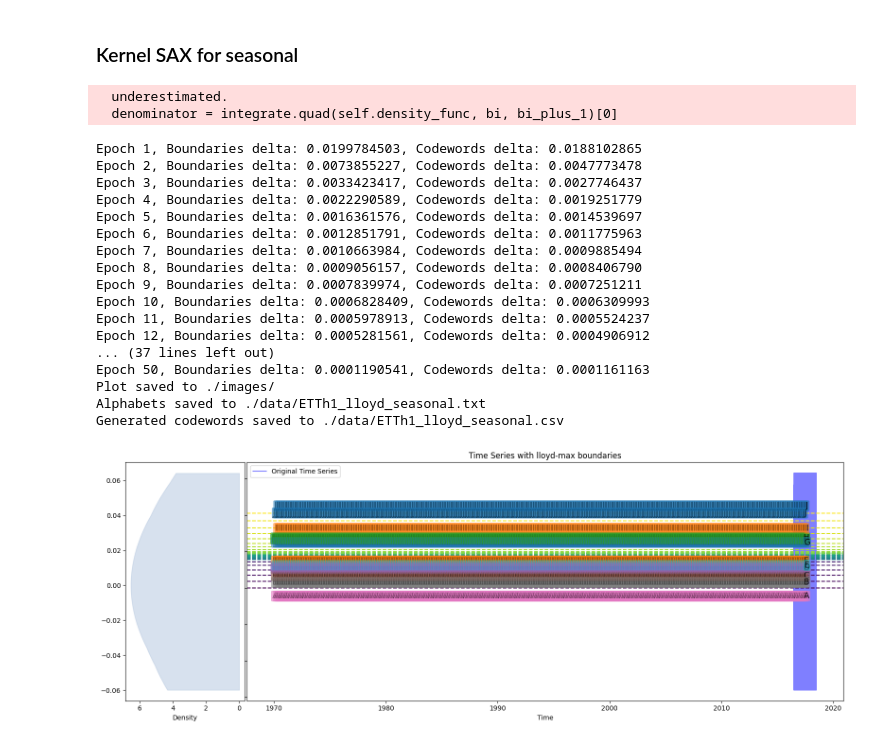
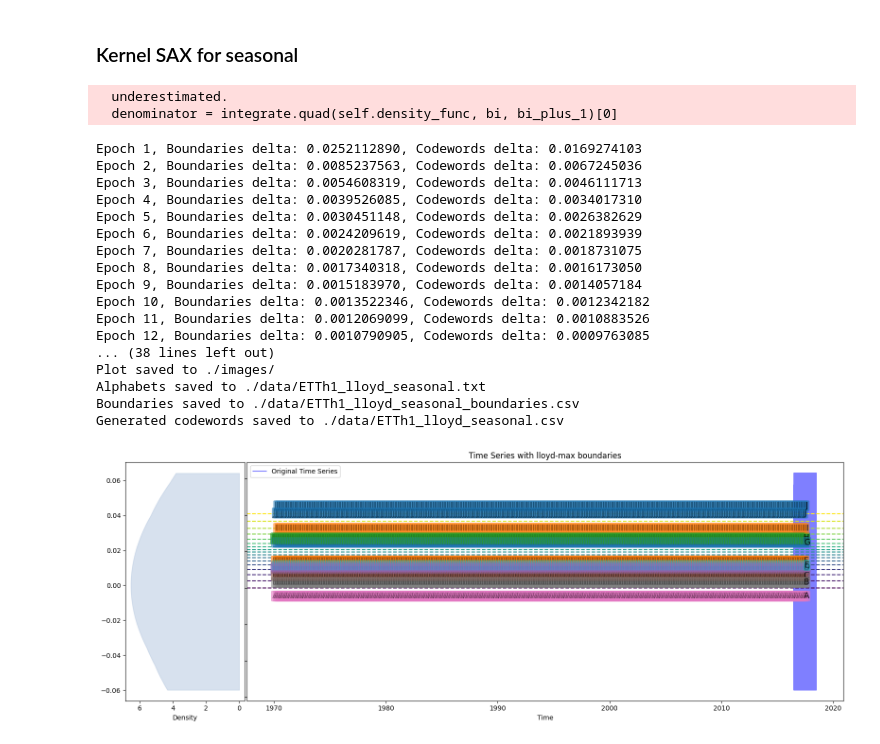
Before and after one commit to Dhanunjaya-Elluri/master-thesis, a Jupyter notebook: transformer.ipynb, the cells around one changed output. Drawn from its saved outputs; the diff is of its cells as text; code cells hidden in the pictures.

```diff
--- a/transformer.ipynb
+++ b/transformer.ipynb
@@ -190,32 +212,32 @@ Generated codewords saved to ./data/ETTh1_lloyd_trend.csv
 # %% [markdown]
 ### Kernel SAX for seasonal
 # %%
-kernel_sax = KernelSAX(kernel='epanechnikov', n_alphabet=52, bandwidth=0.1, epochs=50, paa_window_size=4)
+kernel_sax = KernelSAX(kernel='epanechnikov', n_alphabet=18, bandwidth=0.1, epochs=50, paa_window_size=4)
 kernel_sax.fit(seasonal, verbose=True)
 kernel_sax.plot_with_boundaries(path=IMG_DIR, filename="ETTh1_lloyd_seasonal.png")
 kernel_sax.save_alphabets(DATA_DIR+"ETTh1_lloyd_seasonal.txt")
 kernel_sax.text_to_df(start_datetime=str(seasonal.index[0]), csv_path=DATA_DIR+"ETTh1_lloyd_seasonal.csv")
 # %% [output]
   underestimated.
   denominator = integrate.quad(self.density_func, bi, bi_plus_1)[0]
-Epoch 1, Boundaries delta: 0.0199784503, Codewords delta: 0.0188102865
-Epoch 2, Boundaries delta: 0.0073855227, Codewords delta: 0.0047773478
-Epoch 3, Boundaries delta: 0.0033423417, Codewords delta: 0.0027746437
-Epoch 4, Boundaries delta: 0.0022290589, Codewords delta: 0.0019251779
-Epoch 5, Boundaries delta: 0.0016361576, Codewords delta: 0.0014539697
-Epoch 6, Boundaries delta: 0.0012851791, Codewords delta: 0.0011775963
-Epoch 7, Boundaries delta: 0.0010663984, Codewords delta: 0.0009885494
-Epoch 8, Boundaries delta: 0.0009056157, Codewords delta: 0.0008406790
-Epoch 9, Boundaries delta: 0.0007839974, Codewords delta: 0.0007251211
-Epoch 10, Boundaries delta: 0.0006828409, Codewords delta: 0.0006309993
-Epoch 11, Boundaries delta: 0.0005978913, Codewords delta: 0.0005524237
-Epoch 12, Boundaries delta: 0.0005281561, Codewords delta: 0.0004906912
-... (37 lines left out)
-Epoch 50, Boundaries delta: 0.0001190541, Codewords delta: 0.0001161163
+Epoch 1, Boundaries delta: 0.0252112890, Codewords delta: 0.0169274103
+Epoch 2, Boundaries delta: 0.0085237563, Codewords delta: 0.0067245036
+Epoch 3, Boundaries delta: 0.0054608319, Codewords delta: 0.0046111713
+Epoch 4, Boundaries delta: 0.0039526085, Codewords delta: 0.0034017310
+Epoch 5, Boundaries delta: 0.0030451148, Codewords delta: 0.0026382629
+Epoch 6, Boundaries delta: 0.0024209619, Codewords delta: 0.0021893939
+Epoch 7, Boundaries delta: 0.0020281787, Codewords delta: 0.0018731075
+Epoch 8, Boundaries delta: 0.0017340318, Codewords delta: 0.0016173050
+Epoch 9, Boundaries delta: 0.0015183970, Codewords delta: 0.0014057184
+Epoch 10, Boundaries delta: 0.0013522346, Codewords delta: 0.0012342182
+Epoch 11, Boundaries delta: 0.0012069099, Codewords delta: 0.0010883526
+Epoch 12, Boundaries delta: 0.0010790905, Codewords delta: 0.0009763085
+... (38 lines left out)
 Plot saved to ./images/
 Alphabets saved to ./data/ETTh1_lloyd_seasonal.txt
+Boundaries saved to ./data/ETTh1_lloyd_seasonal_boundaries.csv
 Generated codewords saved to ./data/ETTh1_lloyd_seasonal.csv
-[figure, old version]
+[figure, new version]
 # %%
 kernel_sax
 # %%
```
Also changed, not shown: parts of 4 cells of this notebook, 13 other files.
